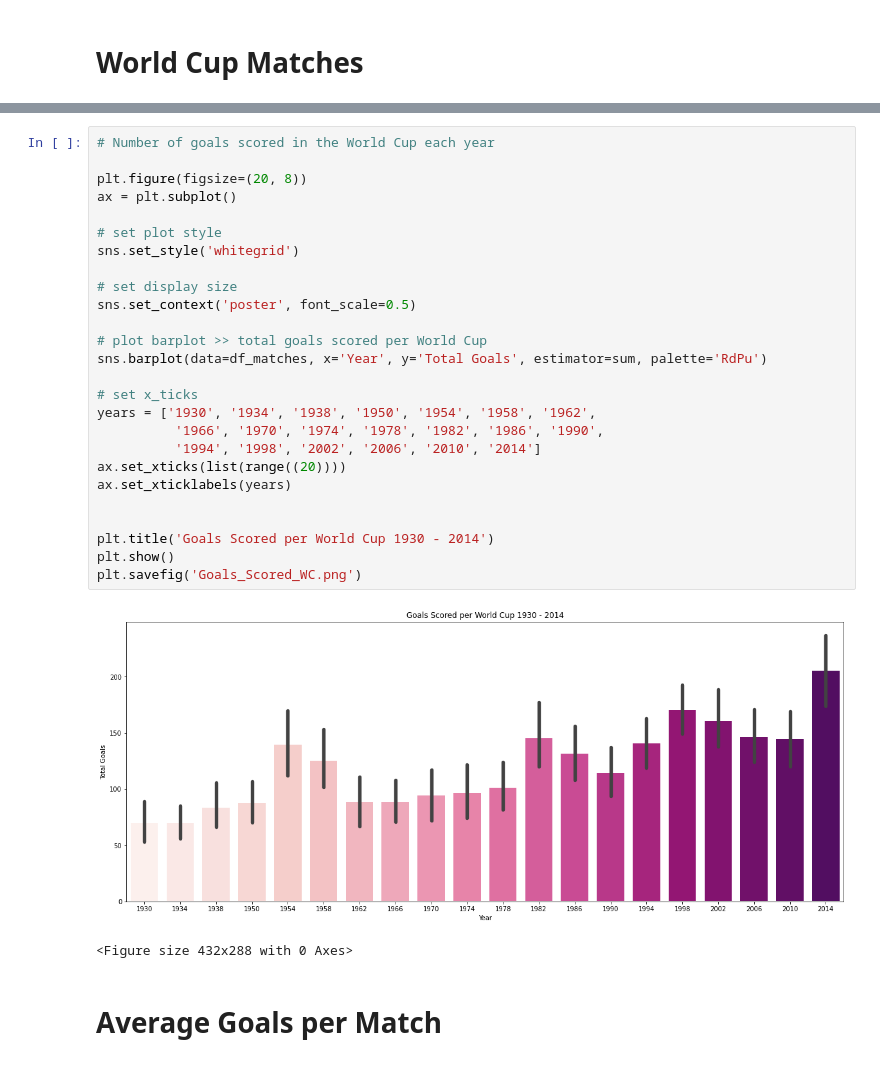
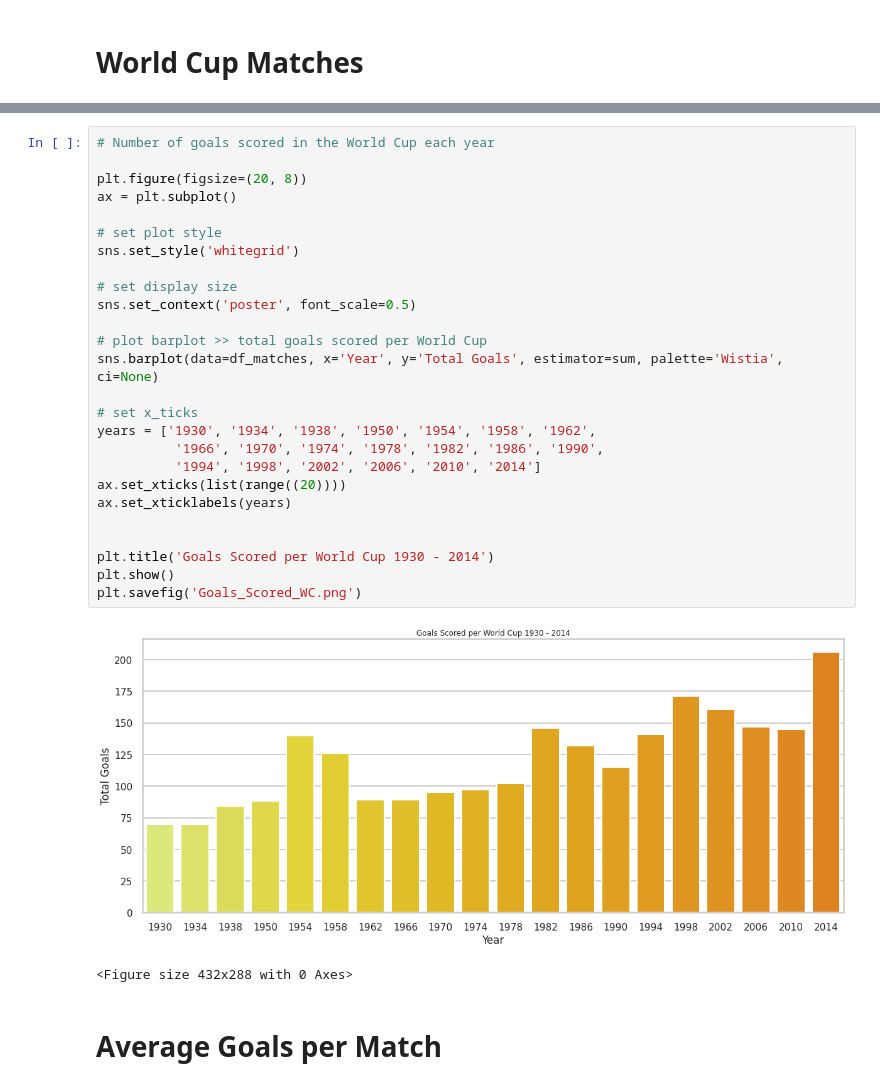
Before and after one commit to princeKike27/Fifa-World-Cup, a Jupyter notebook: FIFA_World_Cup.ipynb, the cells around one changed output, grey strips where cells are left out. Cells and saved outputs as stored; diff of their text form.

```diff
--- a/FIFA_World_Cup.ipynb
+++ b/FIFA_World_Cup.ipynb
@@ -40,31 +148,31 @@ df_matches.head()
 # %%
 # Number of goals scored in the World Cup each year
 
 plt.figure(figsize=(20, 8))
 ax = plt.subplot()
 
 # set plot style
 sns.set_style('whitegrid')
 
 # set display size
 sns.set_context('poster', font_scale=0.5)
 
 # plot barplot >> total goals scored per World Cup
-sns.barplot(data=df_matches, x='Year', y='Total Goals', estimator=sum, palette='RdPu')
+sns.barplot(data=df_matches, x='Year', y='Total Goals', estimator=sum, palette='Wistia', ci=None)
 
 # set x_ticks
 years = ['1930', '1934', '1938', '1950', '1954', '1958', '1962',
           '1966', '1970', '1974', '1978', '1982', '1986', '1990',
           '1994', '1998', '2002', '2006', '2010', '2014']
 ax.set_xticks(list(range((20))))
 ax.set_xticklabels(years)
 
 
 plt.title('Goals Scored per World Cup 1930 - 2014')
 plt.show()
 plt.savefig('Goals_Scored_WC.png')
 # %% [output]
-[figure, old version]
+[figure, new version]
 <Figure size 432x288 with 0 Axes>
 # %% [markdown]
 # Average Goals per Match
```
Also changed, not shown: parts of 27 cells of this notebook.
